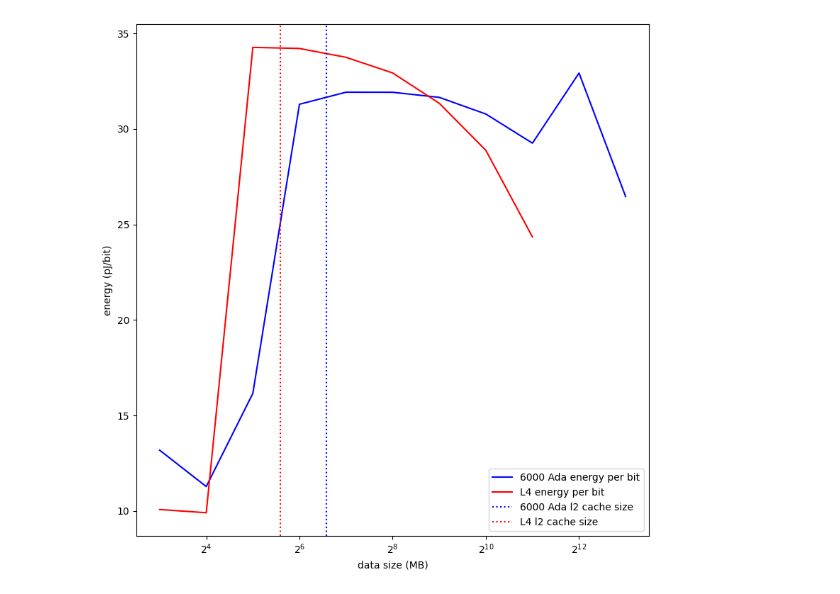
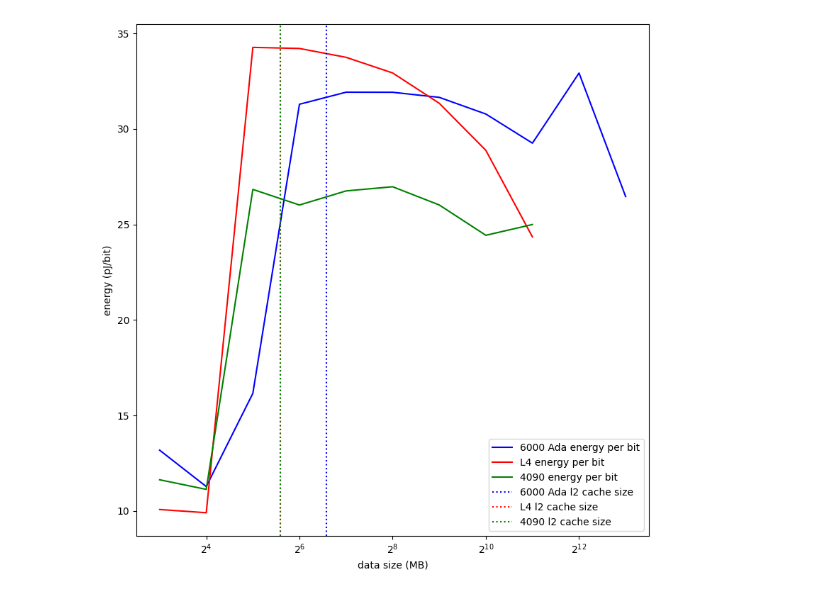
Before and after one commit to zihanpan8378/LLMCompass, a Jupyter notebook: ae/energy_experiments/plot_memory_energy.ipynb, the cells around one changed output. Drawn from its saved outputs; the diff is of its cells as text; code cells hidden in the pictures.

```diff
--- a/ae/energy_experiments/plot_memory_energy.ipynb
+++ b/ae/energy_experiments/plot_memory_energy.ipynb
@@ -13,6 +13,11 @@ memory_L4_run = pd.read_csv(
     f"results/memory_dummy_L4_gpu_write_2_times.csv", header=None, names=["M", "latency", "throughput", "power", "energy", "frequency", ""]
 )
 memory_L4_run.set_index(["M"], inplace=True)
+
+memory_4090_run = pd.read_csv(
+    f"results/memory_dummy_RTX4090_gpu_write_2_times.csv", header=None, names=["M", "latency", "throughput", "power", "energy", "frequency", ""]
+)
+memory_4090_run.set_index(["M"], inplace=True)
 # %%
 M_list = []
 energy_6000_run_list = []
@@ -21,37 +26,47 @@ latency_6000_run_list = []
 energy_L4_run_list = []
 energy_L4_per_bit_list = []
 latency_L4_run_list = []
+energy_4090_run_list = []
+energy_4090_per_bit_list = []
+latency_4090_run_list = []
 for M in range(5, 16):
     M = 2**M
     M_list.append(M * 256 * 512 * 2 / 1024 / 1024)
     energy_6000_run_list.append(memory_6000_run.loc[M, "energy"])
     energy_6000_per_bit_list.append(memory_6000_run.loc[M, "energy"] / (M * 256 * 512 * 16 * 2))
     latency_6000_run_list.append(float(memory_6000_run.loc[M, "latency"][:-3]) / (M * 256 * 512 * 16 * 2 * 1e-12))
     if (M <= 2**13):
         energy_L4_run_list.append(memory_L4_run.loc[M, "energy"])
         energy_L4_per_bit_list.append(memory_L4_run.loc[M, "energy"] / (M * 256 * 512 * 16 * 2))
         latency_L4_run_list.append(float(memory_L4_run.loc[M, "latency"][:-3]) / (M * 256 * 512 * 16 * 2 * 1e-12))
+        energy_4090_run_list.append(memory_4090_run.loc[M, "energy"])
+        energy_4090_per_bit_list.append(memory_4090_run.loc[M, "energy"] / (M * 256 * 512 * 16 * 2))
+        latency_4090_run_list.append(float(memory_4090_run.loc[M, "latency"][:-3]) / (M * 256 * 512 * 16 * 2 * 1e-12))
 
 fig, ax1 = plt.subplots(figsize=(8, 8))
 ax1.set_xlabel("data size (MB)")
 ax1.set_xscale("log", base=2)
 ax1.plot(M_list, energy_6000_per_bit_list, marker="", label=f"6000 Ada energy per bit", color='blue')
 ax1.plot(M_list[:-2], energy_L4_per_bit_list, marker="", label=f"L4 energy per bit", color='red')
+ax1.plot(M_list[:-2], energy_4090_per_bit_list, marker="", label=f"4090 energy per bit", color='green')
+
 
 ax1.set_ylabel('energy (pJ/bit)')
 
 ax1.axvline(x=96, color='blue', linestyle='dotted', label='6000 Ada l2 cache size')
 ax1.axvline(x=48, color='red', linestyle='dotted', label='L4 l2 cache size')
+ax1.axvline(x=48, color='green', linestyle='dotted', label='4090 l2 cache size')
+
 
 
 # ax2 = ax1.twinx()
 # ax2.plot(M_list, latency_6000_run_list, marker="", label=f"6000 Ada latency ms", color='lightblue', linestyle='dashed')
 # ax2.plot(M_list[:-2], latency_L4_run_list, marker="", label=f"L4 latency ms", color='salmon', linestyle='dashed')
 # ax2.set_ylabel('latency (ps/bit)')
 
 
 plt.legend()
 plt.tight_layout()
 plt.show()
 # %% [output]
-[figure, old version]
+[figure, new version]
```
Also changed, not shown: 1 other file.
